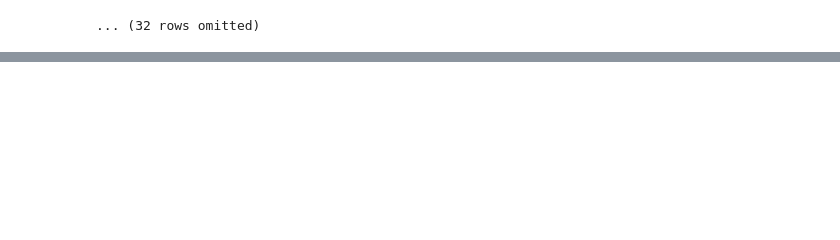
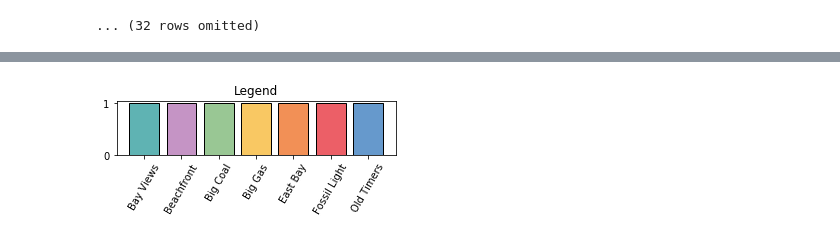
Before and after one commit to ds-modules/EEP-147, a Jupyter notebook: lab02/Lab2-Ver2.ipynb, the cells around one changed output, grey strips where cells are left out. Cells and saved outputs as stored; diff of their text form; code cells hidden in the pictures; blank space fills up the shorter version.

```diff
--- a/lab02/Lab2-Ver2.ipynb
+++ b/lab02/Lab2-Ver2.ipynb
@@ -106,0 +89,7 @@ height
+# %%
+energy_colors_dict = {}
+count = 0
+colors = ['#EC5F67', '#F29056', '#F9C863', '#99C794', '#5FB3B3', '#6699CC', '#C594C5']
+for i in set(sorted_joined_table['Group']):
+    energy_colors_dict[i] = colors[count]
+    count += 1
@@ -106,0 +99,8 @@ height
+# %%
+plt.figure(figsize=(5,1))
+plt.bar(energy_colors_dict.keys(), 1, color = energy_colors_dict.values())
+plt.xticks(rotation=60)
+plt.title('Legend')
+plt.show()
+# %% [output]
+[figure, added]
```
Also changed, not shown: parts of 18 cells of this notebook.
